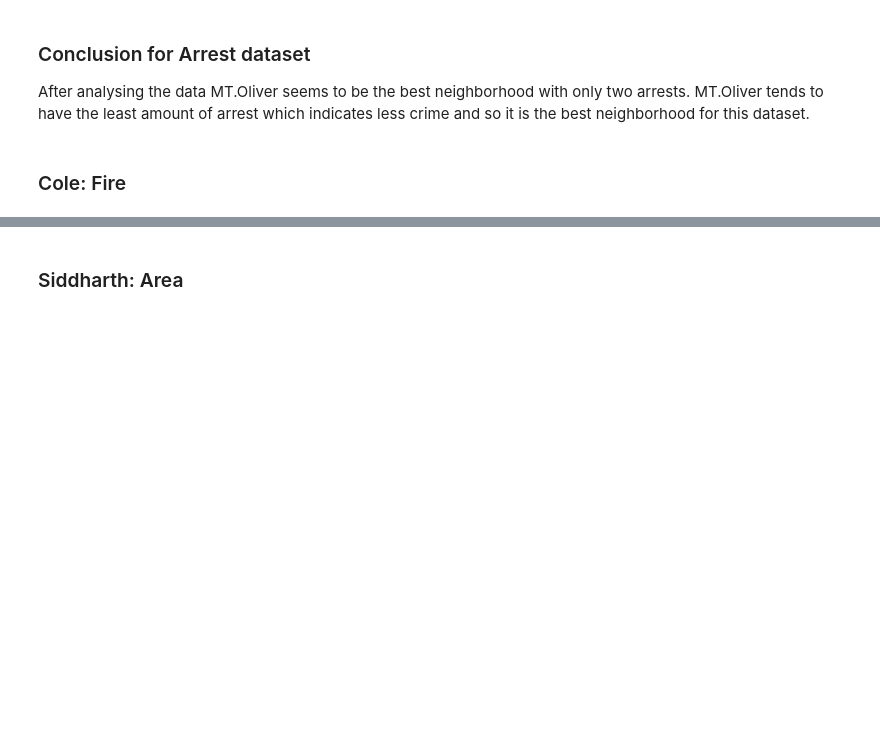
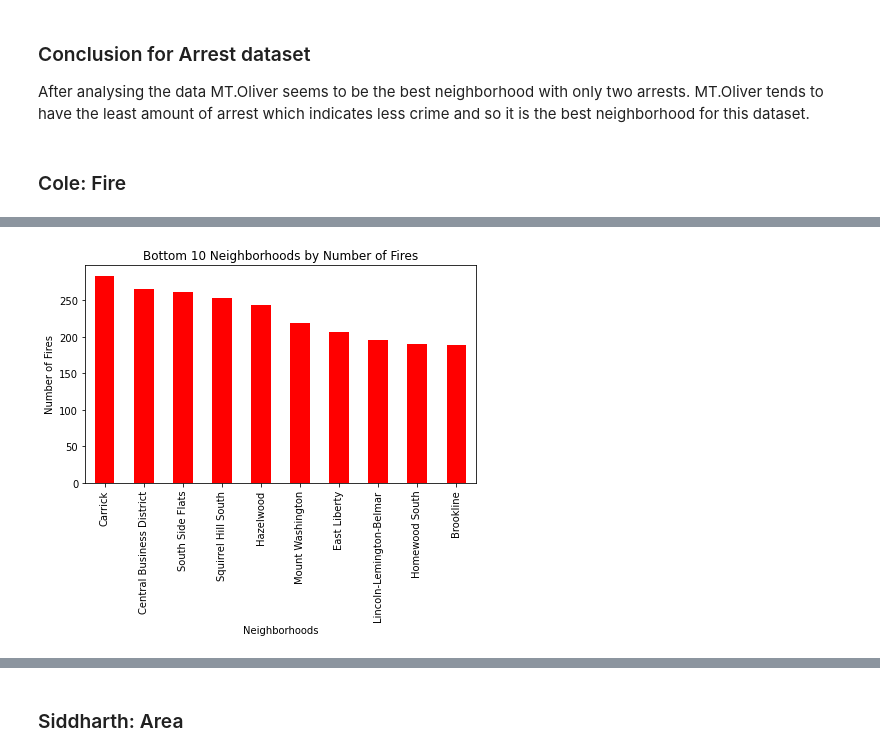
Before and after one commit to colegoucher/Final-Project, a Jupyter notebook: Final_Report.ipynb, the cells around one changed output, grey strips where cells are left out. Saved outputs shown, nothing was run; the diff lists cells and outputs as text; code cells hidden in the pictures; blank space fills up the shorter version.

```diff
--- a/Final_Report.ipynb
+++ b/Final_Report.ipynb
@@ -110,0 +114,7 @@ After analysing the data MT.Oliver seems to be the best neighborhood with only t
+# %%
+import pandas as pd
+import matplotlib.pyplot as plt
+
+fireIncidents = pd.read_csv("https://data.wprdc.org/datastore/dump/8d76ac6b-5ae8-4428-82a4-043130d17b02")
+pd.set_option('display.max_rows', None)
+fireIncidents['neighborhood'].value_counts()
@@ -110,0 +139,10 @@ After analysing the data MT.Oliver seems to be the best neighborhood with only t
+# %%
+bottom_10 = (fireIncidents['neighborhood'].value_counts()).iloc[:10]
+plt.subplots(figsize=(7, 4))
+bottom_10.plot.bar(color = 'red')
+plt.xlabel('Neighborhoods')
+plt.ylabel('Number of Fires')
+plt.title('Bottom 10 Neighborhoods by Number of Fires')
+plt.show()
+# %% [output]
+[figure, added]
```
Also changed, not shown: parts of 7 cells of this notebook.
